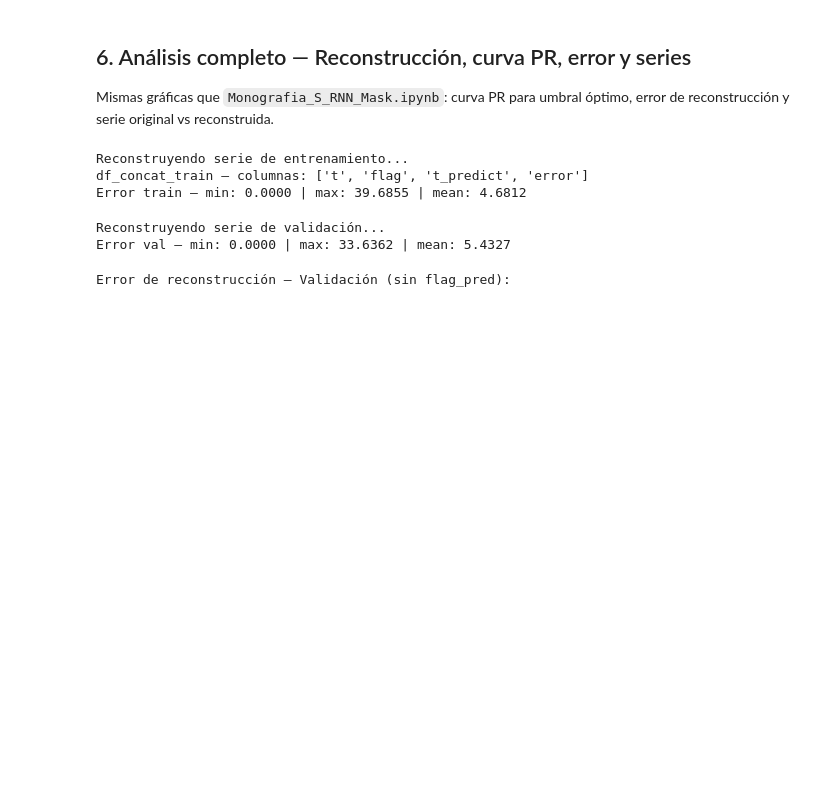
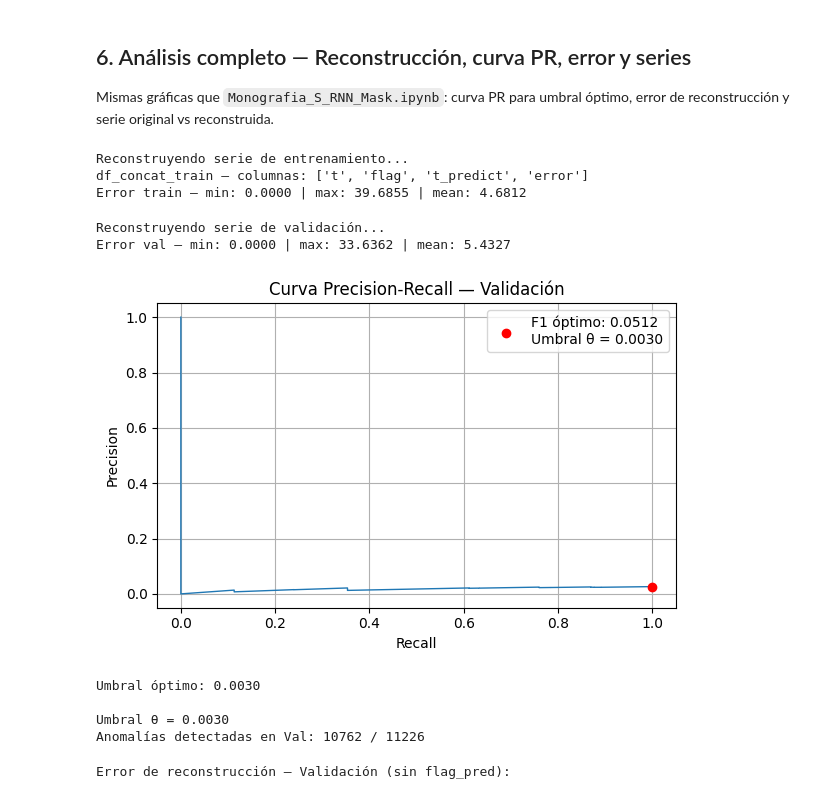
Before and after one commit to ronvas234/data-science-monograph, a Jupyter notebook: modelos/usad/transfer_learning_siata_68_v3.ipynb, the cells around one changed output. Cells and saved outputs as stored; diff of their text form; code cells hidden in the pictures; blank space fills up the shorter version.

```diff
--- a/modelos/usad/transfer_learning_siata_68_v3.ipynb
+++ b/modelos/usad/transfer_learning_siata_68_v3.ipynb
@@ -650,12 +759,18 @@ Reconstruyendo serie de entrenamiento...
 df_concat_train — columnas: ['t', 'flag', 't_predict', 'error']
 Error train — min: 0.0000 | max: 39.6855 | mean: 4.6812
 # %%
-# ── Reconstrucción de la serie de VALIDACIÓN ─────────────────────────────────
-print("Reconstruyendo serie de validación...")
-t_predict_val = reconstruir_serie_usad(model, val_norm, config, media, std, device)
-df_concat_val = dataset_error_usad(data_val, t_predict_val)
+# ── Reconstrucción dual val (α·MSE_d1 + β·MSE_d2) ────────────────────────────
+print("Reconstruyendo serie de validación (dual decoder)...")
+t_pred_d1_val, t_pred_d2_val = reconstruir_serie_usad_dual(
+    model, val_norm, config, media, std, device
+)
+df_concat_val = dataset_error_usad_dual(
+    data_val, t_pred_d1_val, t_pred_d2_val, config.alpha, config.beta
+)
 
-print(f"Error val — min: {df_concat_val['error'].min():.4f} | max: {df_concat_val['error'].max():.4f} | mean: {df_concat_val['error'].mean():.4f}")
+print(f"error_d1: {df_concat_val['error_d1'].mean():.4f} | "
+      f"error_d2: {df_concat_val['error_d2'].mean():.4f} | "
+      f"combined: {df_concat_val['error'].mean():.4f}")
 # %% [output]
 Reconstruyendo serie de validación...
 Error val — min: 0.0000 | max: 33.6362 | mean: 5.4327
@@ -724,3 +777,18 @@ print(f"\nAnomalías detectadas en Val: {df_concat_val['flag_pred'].sum()} / {le
+# %%
+# ── Curva Precision-Recall en Validación → umbral óptimo ─────────────────────
+umbral = precision_recall_curve_plot(df_concat_val)
+
+# Asignar flag_pred en validación
+df_concat_val['flag_pred'] = (df_concat_val['error'] >= umbral).astype(int)
+
+print(f"\nUmbral θ = {umbral:.4f}")
+print(f"Anomalías detectadas en Val: {df_concat_val['flag_pred'].sum()} / {len(df_concat_val)}")
+# %% [output]
+[figure, added]
+Umbral óptimo: 0.0030
+
+Umbral θ = 0.0030
+Anomalías detectadas en Val: 10762 / 11226
 # %%
 # ── Error de reconstrucción — Validación ─────────────────────────────────────
 print("Error de reconstrucción — Validación (sin flag_pred):")
```
Also changed, not shown: parts of 19 cells of this notebook.
